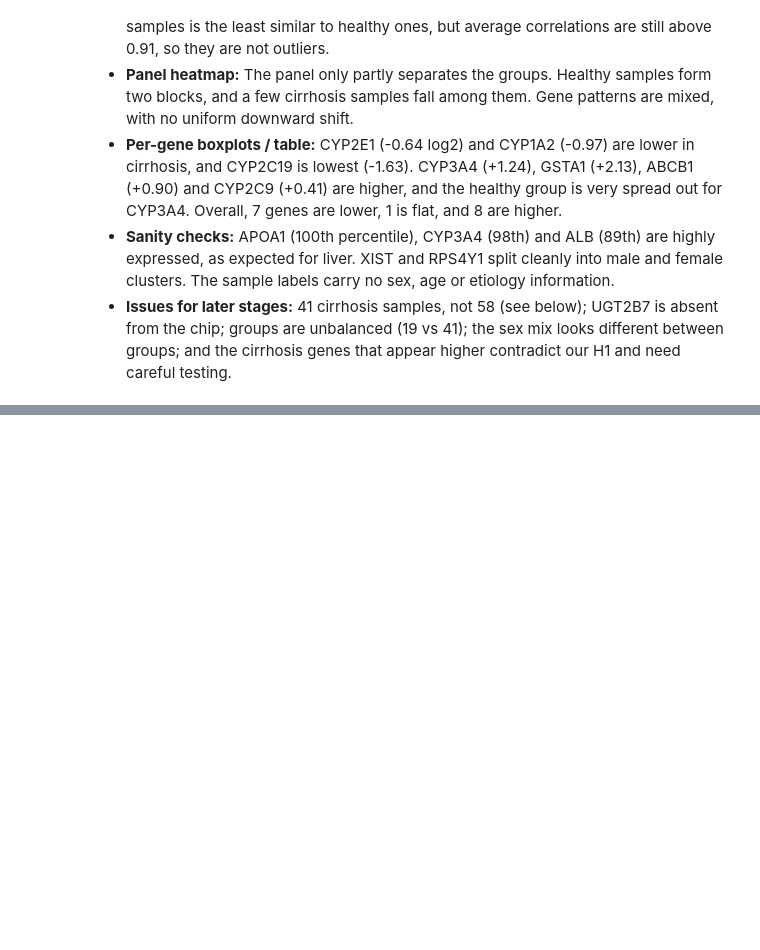
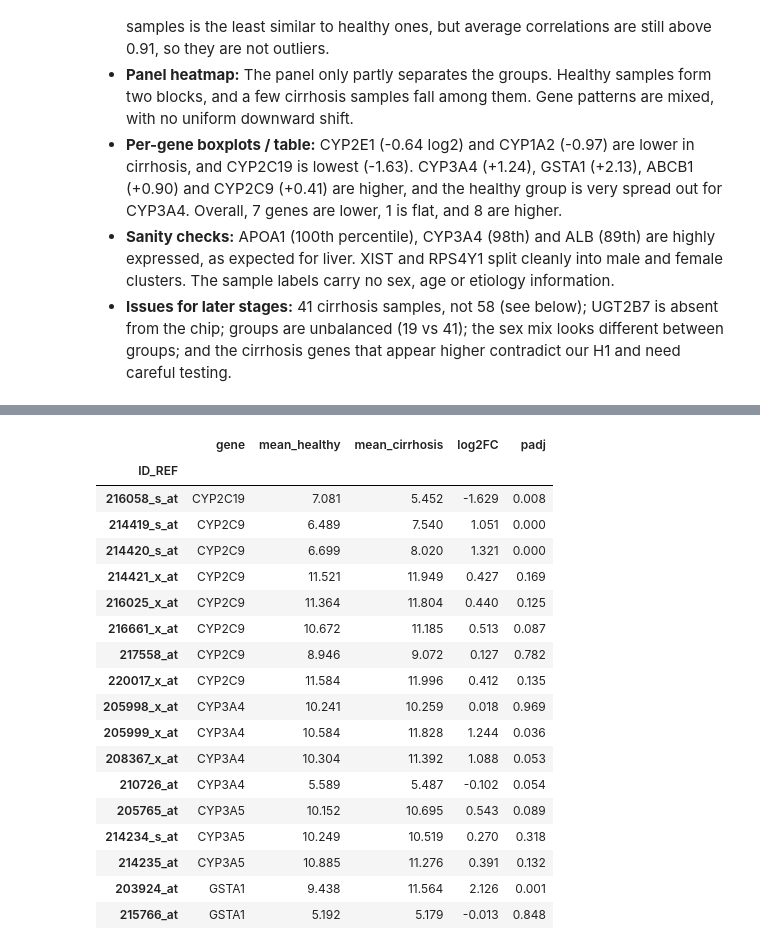
Before and after one commit to Jimmy-szn/cirrhosis-cyp-expression, a Jupyter notebook: notebooks/main.ipynb, the cells around one changed output, grey strips where cells are left out. Cells and saved outputs as stored; diff of their text form; code cells hidden in the pictures; blank space fills up the shorter version.

```diff
--- a/notebooks/main.ipynb
+++ b/notebooks/main.ipynb
@@ -642,0 +685,33 @@ Name: count, dtype: int64
+# %%
+def run_de(expr, h_ids, c_ids):
+    Xh, Xc = expr[h_ids].to_numpy(), expr[c_ids].to_numpy()
+    nh, nc = Xh.shape[1], Xc.shape[1]
+    t, p = stats.ttest_ind(Xc, Xh, axis=1, equal_var=False)
+
+    mh, mc = Xh.mean(1), Xc.mean(1)
+    vh, vc = Xh.var(1, ddof=1), Xc.var(1, ddof=1)
+    lfc = mc - mh
+    se = np.sqrt(vc / nc + vh / nh)
+    dof = se**4 / ((vc / nc) ** 2 / (nc - 1) + (vh / nh) ** 2 / (nh - 1))   # Welch-Satterthwaite
+    tcrit = stats.t.ppf(0.975, dof)
+
+    sp = np.sqrt(((nc - 1) * vc + (nh - 1) * vh) / (nc + nh - 2))
+    g = (lfc / sp) * (1 - 3 / (4 * (nc + nh) - 9))                         # Hedges' g
+
+    res = pd.DataFrame({
+        "mean_healthy": mh, "mean_cirrhosis": mc, "log2FC": lfc,
+        "CI_low": lfc - tcrit * se, "CI_high": lfc + tcrit * se,
+        "hedges_g": g, "t": t, "pvalue": p,
+        "p_lower": stats.t.cdf(t, dof),            # one-sided: cirrhosis < healthy (H1)
+    }, index=expr.index)
+    res["pvalue"] = res["pvalue"].fillna(1.0)
+    res["padj"] = stats.false_discovery_control(res["pvalue"].to_numpy(), method="bh")
+    res["direction"] = np.where(res.padj >= ALPHA, "NS",
+                         np.where(res.log2FC < 0, "Down in cirrhosis", "Up in cirrhosis"))
+    return res
+
+de_res = run_de(de_expr, h_ids, c_ids)
+
+print(de_res.direction.value_counts())
+print("Strong (FDR<0.05 & |log2FC|>=0.58):",
+      ((de_res.padj < ALPHA) & (de_res.log2FC.abs() >= LFC_T)).sum())
@@ -642,0 +803,25 @@ Name: count, dtype: int64
+# %%
+probe_de = run_de(eda_raw, h_ids, c_ids)          # eda_raw is probe-level (all 60 samples)
+probe_de["gene"] = eda_p2g.reindex(probe_de.index).values
+look = probe_de[probe_de.gene.isin(["CYP3A4","CYP3A5","CYP2C19","GSTA1","CYP2C9"])]
+display(look[["gene","mean_healthy","mean_cirrhosis","log2FC","padj"]].sort_values("gene").round(3))
+# %% [output]
+|  | gene | mean_healthy | mean_cirrhosis | log2FC | padj |
+| ID_REF |  |  |  |  |  |
+| 216058_s_at | CYP2C19 | 7.081 | 5.452 | -1.629 | 0.008 |
+| 214419_s_at | CYP2C9 | 6.489 | 7.540 | 1.051 | 0.000 |
+| 214420_s_at | CYP2C9 | 6.699 | 8.020 | 1.321 | 0.000 |
+| 214421_x_at | CYP2C9 | 11.521 | 11.949 | 0.427 | 0.169 |
+| 216025_x_at | CYP2C9 | 11.364 | 11.804 | 0.440 | 0.125 |
+| 216661_x_at | CYP2C9 | 10.672 | 11.185 | 0.513 | 0.087 |
+| 217558_at | CYP2C9 | 8.946 | 9.072 | 0.127 | 0.782 |
+| 220017_x_at | CYP2C9 | 11.584 | 11.996 | 0.412 | 0.135 |
+| 205998_x_at | CYP3A4 | 10.241 | 10.259 | 0.018 | 0.969 |
+| 205999_x_at | CYP3A4 | 10.584 | 11.828 | 1.244 | 0.036 |
+| 208367_x_at | CYP3A4 | 10.304 | 11.392 | 1.088 | 0.053 |
+| 210726_at | CYP3A4 | 5.589 | 5.487 | -0.102 | 0.054 |
+| 205765_at | CYP3A5 | 10.152 | 10.695 | 0.543 | 0.089 |
+| 214234_s_at | CYP3A5 | 10.249 | 10.519 | 0.270 | 0.318 |
+| 214235_at | CYP3A5 | 10.885 | 11.276 | 0.391 | 0.132 |
+| 203924_at | GSTA1 | 9.438 | 11.564 | 2.126 | 0.001 |
+| 215766_at | GSTA1 | 5.192 | 5.179 | -0.013 | 0.848 |
```
Also changed, not shown: parts of 19 cells of this notebook.
